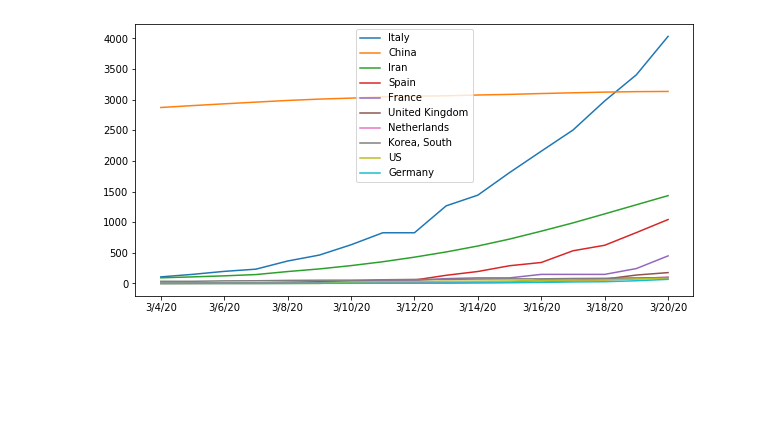
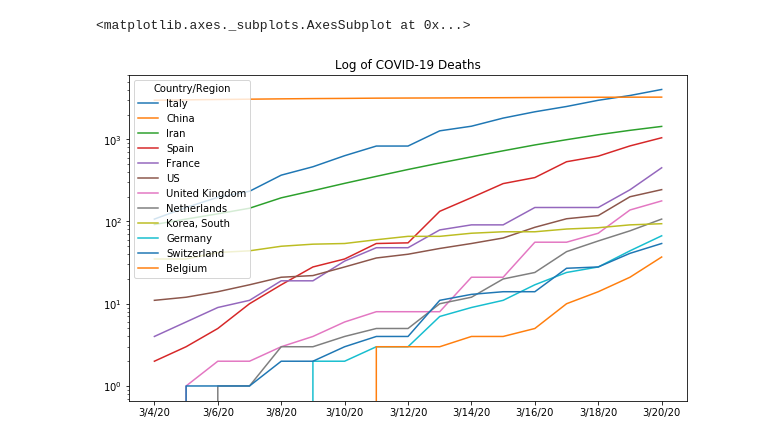
Before and after one commit to biafarrugia/dror-ddj-notebooks, a Jupyter notebook: notebooks/covid-19.ipynb, the cells around one changed output. Drawn from its saved outputs; the diff is of its cells as text; code cells hidden in the pictures; blank space fills up the shorter version.

```diff
--- a/notebooks/covid-19.ipynb
+++ b/notebooks/covid-19.ipynb
@@ -23,8 +48,9 @@ df = pd.read_csv(data_file)
 # %%
+from matplotlib.pyplot import *
+
 # latest leaders
-
-last_cols = np.concatenate((df.columns[0:2], df.columns[-17:]))
-last_df = df[last_cols].sort_values(by=[last_cols[-1:][0]], ascending=False).transpose()
-last_df = last_df[last_df.columns[:10]]
-last_df
+last_cols = dfg.columns[-17:]
+last_df = dfg[last_cols].sort_values(by=[last_cols[-1:][0]], ascending=False).transpose()
+last_df = last_df[last_df.columns[:12]]
+last_df.plot(figsize=(10,6), logy=True, title='Log of COVID-19 Deaths')
 # %% [output]
@@ -48,10 +57,4 @@ last_df
+<matplotlib.axes._subplots.AxesSubplot at 0x...>
+[figure, added]
-# %%
-from matplotlib.pyplot import *
-
-labels = last_df[1:2].values[0]
-ax = last_df.tail(-2).plot(figsize=(10,5))
-ax.legend(labels);
-# %% [output]
-[figure, removed]
 # %%
 # plot log of gradient
```
Also changed, not shown: parts of 7 cells of this notebook.
